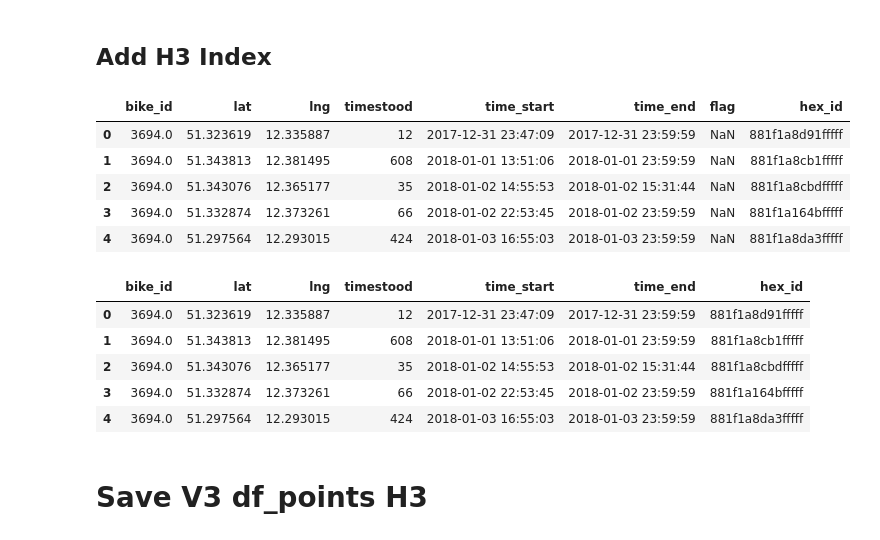
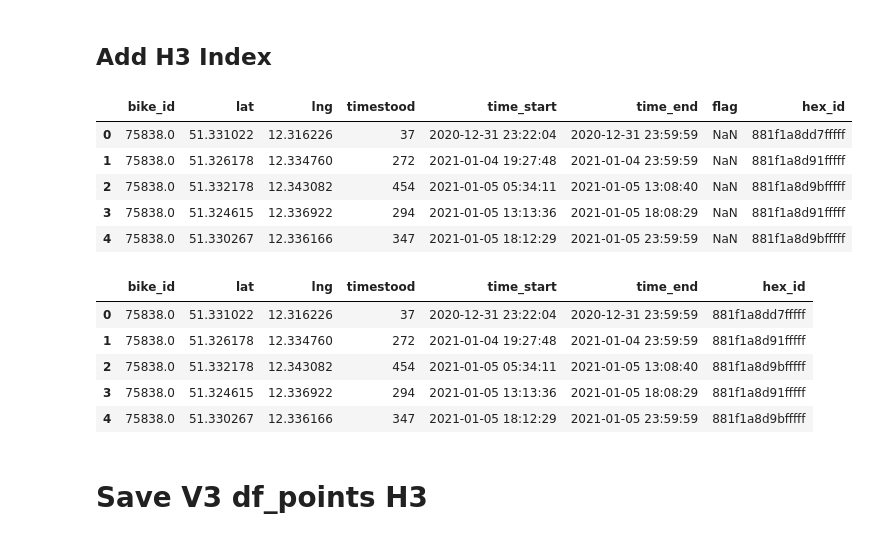
Before and after one commit to jw54kysa/bachelor_thesis_idle_time_prediction_nextbike, a Jupyter notebook: scripts/S0_create_final_df_points.ipynb, the cells around one changed output. Cells and saved outputs as stored; diff of their text form; code cells hidden in the pictures.

Commit message:
add 2021 data

```diff
--- a/scripts/S0_create_final_df_points.ipynb
+++ b/scripts/S0_create_final_df_points.ipynb
@@ -13,15 +13,10 @@ def importdata():
 
     # show all rows
     pd.set_option('display.max_rows', None)
-    pd.set_option('display.max_columns', None)
-
+    #pd.set_option('display.max_columns', None)
     # import Data
-    df01 = pd.read_csv('/Users/jonweske/devment/BA_nextbike/data/lendings_2018.csv')
-
-
+    df01 = pd.read_csv('/Users/jonweske/devment/BA_nextbike/data/lendings_2021_bis_10_31.csv')
     df01 = df01[['bike_id', 'start_time', 'end_time', 'start_lat', 'start_lng', 'end_lat', 'end_lng']]
-
-    # cut
     #df01 = df01.truncate(after=10000)
     return df01
 # %%
@@ -217,19 +221,19 @@ df_points['timestood'].max()
 # %%
 import h3
 
 #dfh3 = pd.read_csv('../data/df_points_2020_v2.csv')
 #dfh3['hex_id'] = 0
 #dfh3.head()
 
-#df_points['hex_id'] = 0
+df_points['hex_id'] = 0
 
 for ind in tqdm(df_points.index):
     df_points['hex_id'][ind] = h3.geo_to_h3(df_points['lat'][ind], df_points['lng'][ind], 8)
 df_points.head()
 # %% [output]
 |  | bike_id | lat | lng | timestood | time_start | time_end | flag | hex_id |
-| 0 | 3694.0 | 51.323619 | 12.335887 | 12 | 2017-12-31 23:47:09 | 2017-12-31 23:59:59 | NaN | 881f1a8d91fffff |
-| 1 | 3694.0 | 51.343813 | 12.381495 | 608 | 2018-01-01 13:51:06 | 2018-01-01 23:59:59 | NaN | 881f1a8cb1fffff |
-| 2 | 3694.0 | 51.343076 | 12.365177 | 35 | 2018-01-02 14:55:53 | 2018-01-02 15:31:44 | NaN | 881f1a8cbdfffff |
-| 3 | 3694.0 | 51.332874 | 12.373261 | 66 | 2018-01-02 22:53:45 | 2018-01-02 23:59:59 | NaN | 881f1a164bfffff |
-| 4 | 3694.0 | 51.297564 | 12.293015 | 424 | 2018-01-03 16:55:03 | 2018-01-03 23:59:59 | NaN | 881f1a8da3fffff |
+| 0 | 75838.0 | 51.331022 | 12.316226 | 37 | 2020-12-31 23:22:04 | 2020-12-31 23:59:59 | NaN | 881f1a8dd7fffff |
+| 1 | 75838.0 | 51.326178 | 12.334760 | 272 | 2021-01-04 19:27:48 | 2021-01-04 23:59:59 | NaN | 881f1a8d91fffff |
+| 2 | 75838.0 | 51.332178 | 12.343082 | 454 | 2021-01-05 05:34:11 | 2021-01-05 13:08:40 | NaN | 881f1a8d9bfffff |
+| 3 | 75838.0 | 51.324615 | 12.336922 | 294 | 2021-01-05 13:13:36 | 2021-01-05 18:08:29 | NaN | 881f1a8d91fffff |
+| 4 | 75838.0 | 51.330267 | 12.336166 | 347 | 2021-01-05 18:12:29 | 2021-01-05 23:59:59 | NaN | 881f1a8d9bfffff |
@@ -238,11 +244,11 @@ df_points.head()
 df_points.head()
 # %% [output]
 |  | bike_id | lat | lng | timestood | time_start | time_end | hex_id |
-| 0 | 3694.0 | 51.323619 | 12.335887 | 12 | 2017-12-31 23:47:09 | 2017-12-31 23:59:59 | 881f1a8d91fffff |
-| 1 | 3694.0 | 51.343813 | 12.381495 | 608 | 2018-01-01 13:51:06 | 2018-01-01 23:59:59 | 881f1a8cb1fffff |
-| 2 | 3694.0 | 51.343076 | 12.365177 | 35 | 2018-01-02 14:55:53 | 2018-01-02 15:31:44 | 881f1a8cbdfffff |
-| 3 | 3694.0 | 51.332874 | 12.373261 | 66 | 2018-01-02 22:53:45 | 2018-01-02 23:59:59 | 881f1a164bfffff |
-| 4 | 3694.0 | 51.297564 | 12.293015 | 424 | 2018-01-03 16:55:03 | 2018-01-03 23:59:59 | 881f1a8da3fffff |
+| 0 | 75838.0 | 51.331022 | 12.316226 | 37 | 2020-12-31 23:22:04 | 2020-12-31 23:59:59 | 881f1a8dd7fffff |
+| 1 | 75838.0 | 51.326178 | 12.334760 | 272 | 2021-01-04 19:27:48 | 2021-01-04 23:59:59 | 881f1a8d91fffff |
+| 2 | 75838.0 | 51.332178 | 12.343082 | 454 | 2021-01-05 05:34:11 | 2021-01-05 13:08:40 | 881f1a8d9bfffff |
+| 3 | 75838.0 | 51.324615 | 12.336922 | 294 | 2021-01-05 13:13:36 | 2021-01-05 18:08:29 | 881f1a8d91fffff |
+| 4 | 75838.0 | 51.330267 | 12.336166 | 347 | 2021-01-05 18:12:29 | 2021-01-05 23:59:59 | 881f1a8d9bfffff |
 # %% [markdown]
 # Save V3 df_points H3
 # %%
```
Also changed, not shown: parts of 9 cells of this notebook, 9 other files.
